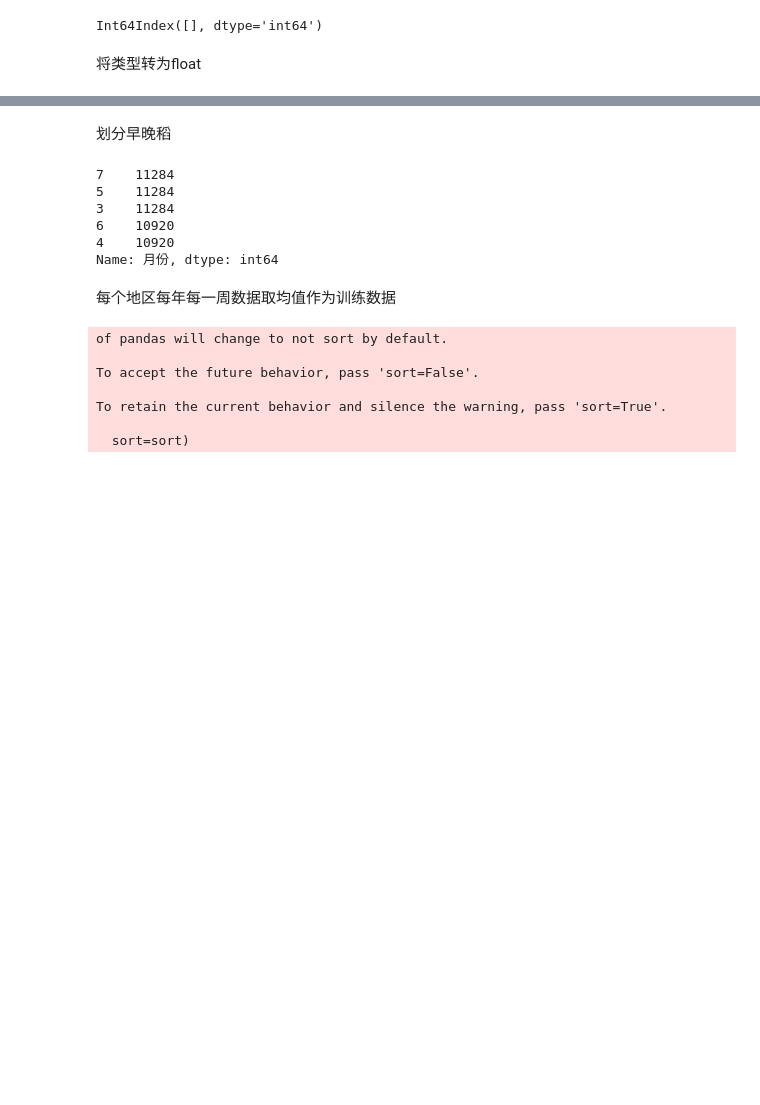
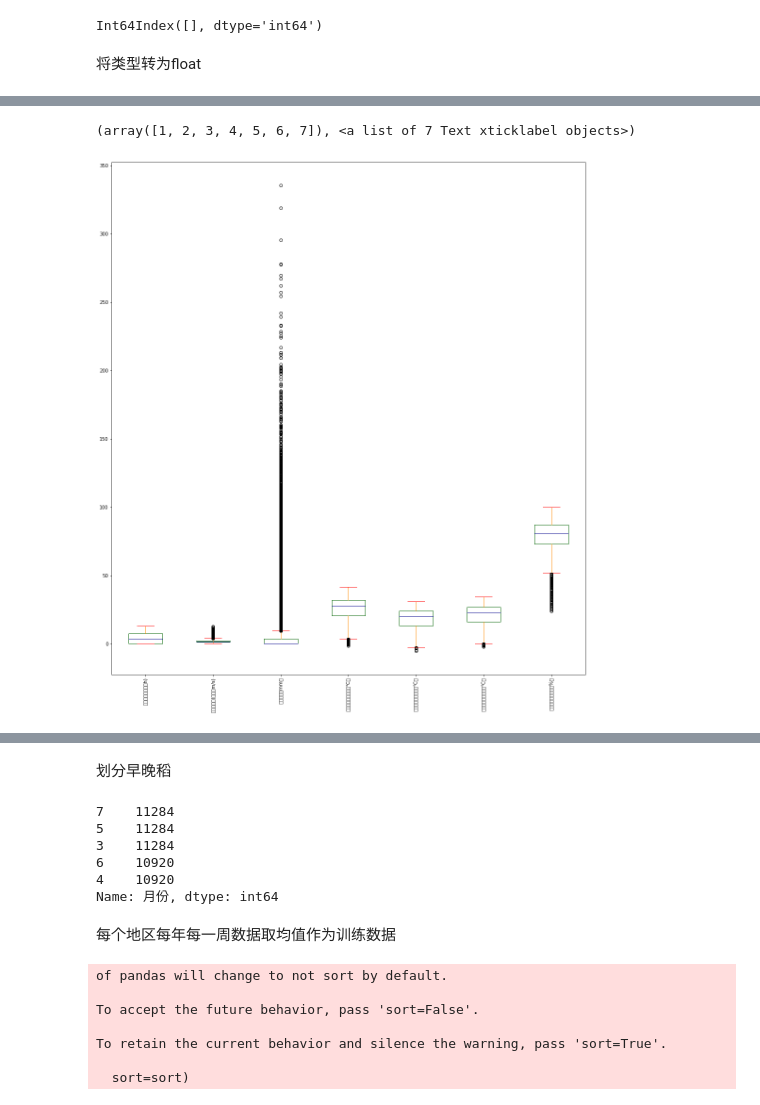
Before and after one commit to XiaozhaoSSS/Contest, a Jupyter notebook: 特色农作物精准种植创新赛/水稻种植预测.ipynb, the cells around one changed output, grey strips where cells are left out. Saved outputs shown, nothing was run; the diff lists cells and outputs as text; code cells hidden in the pictures; blank space fills up the shorter version.

```diff
--- a/特色农作物精准种植创新赛/水稻种植预测.ipynb
+++ b/特色农作物精准种植创新赛/水稻种植预测.ipynb
@@ -202,0 +258,11 @@ train_weather.to_csv('train_weather.csv')
+# %%
+#plt.figure(figsize=(18,20))
+color = dict(boxes='DarkGreen', whiskers='DarkOrange',medians='DarkBlue', caps='Red')
+
+#train_weather.plot(kind='box',subplots=True,title='Different boxplots',color=color,sym='r+')
+train_weather[['日照时数（单位：h)','日平均风速(单位：m/s)','日降水量（mm）','日最高温度（单位：℃）','日最低温度（单位：℃）',
+               '日平均温度（单位：℃）','日相对湿度（单位：%）']].plot(kind='box',color=color,figsize=(18,20))
+plt.xticks(rotation=90)
+# %% [output]
+(array([1, 2, 3, 4, 5, 6, 7]), <a list of 7 Text xticklabel objects>)
+[figure, added]
```
Also changed, not shown: parts of 50 cells of this notebook.
